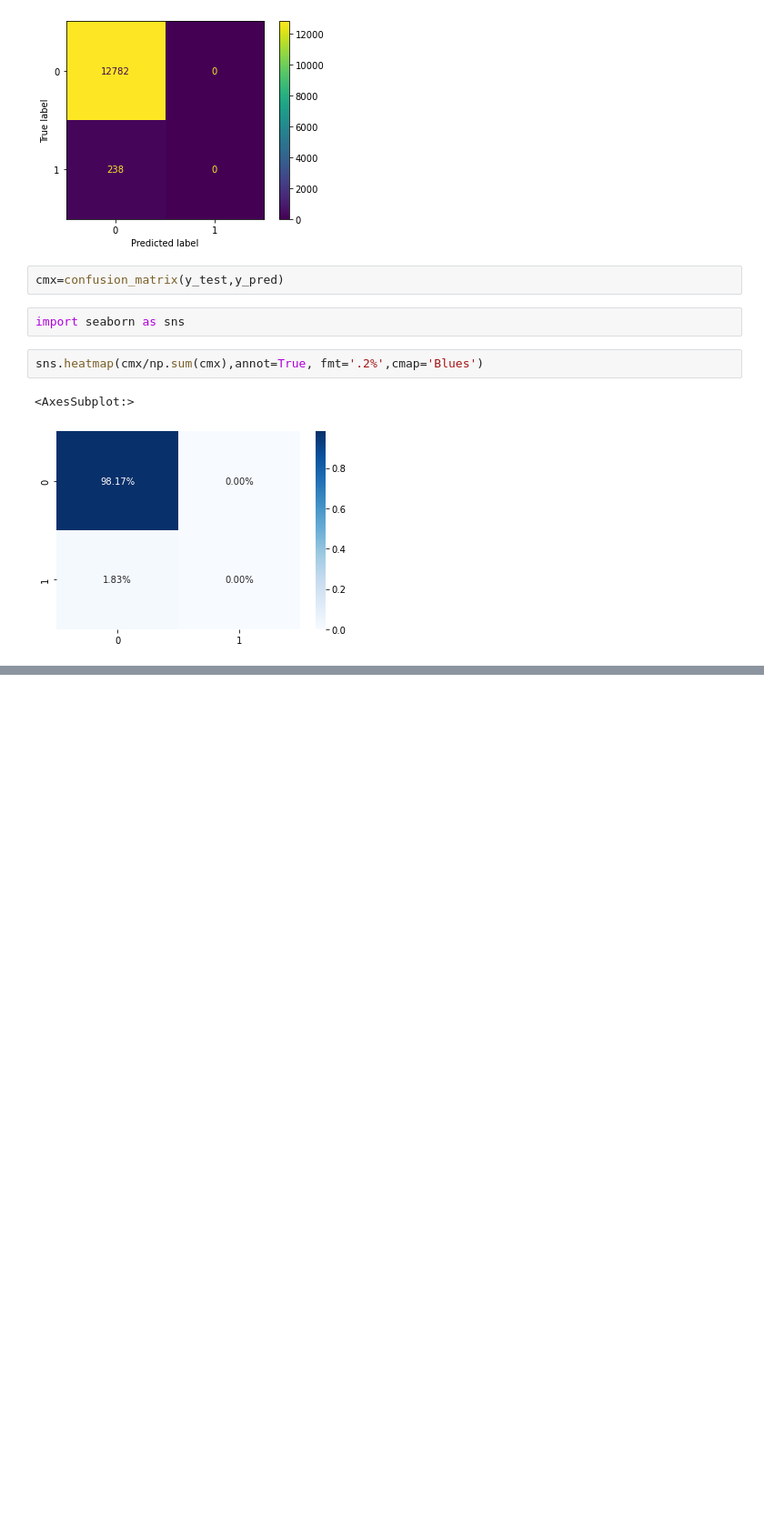
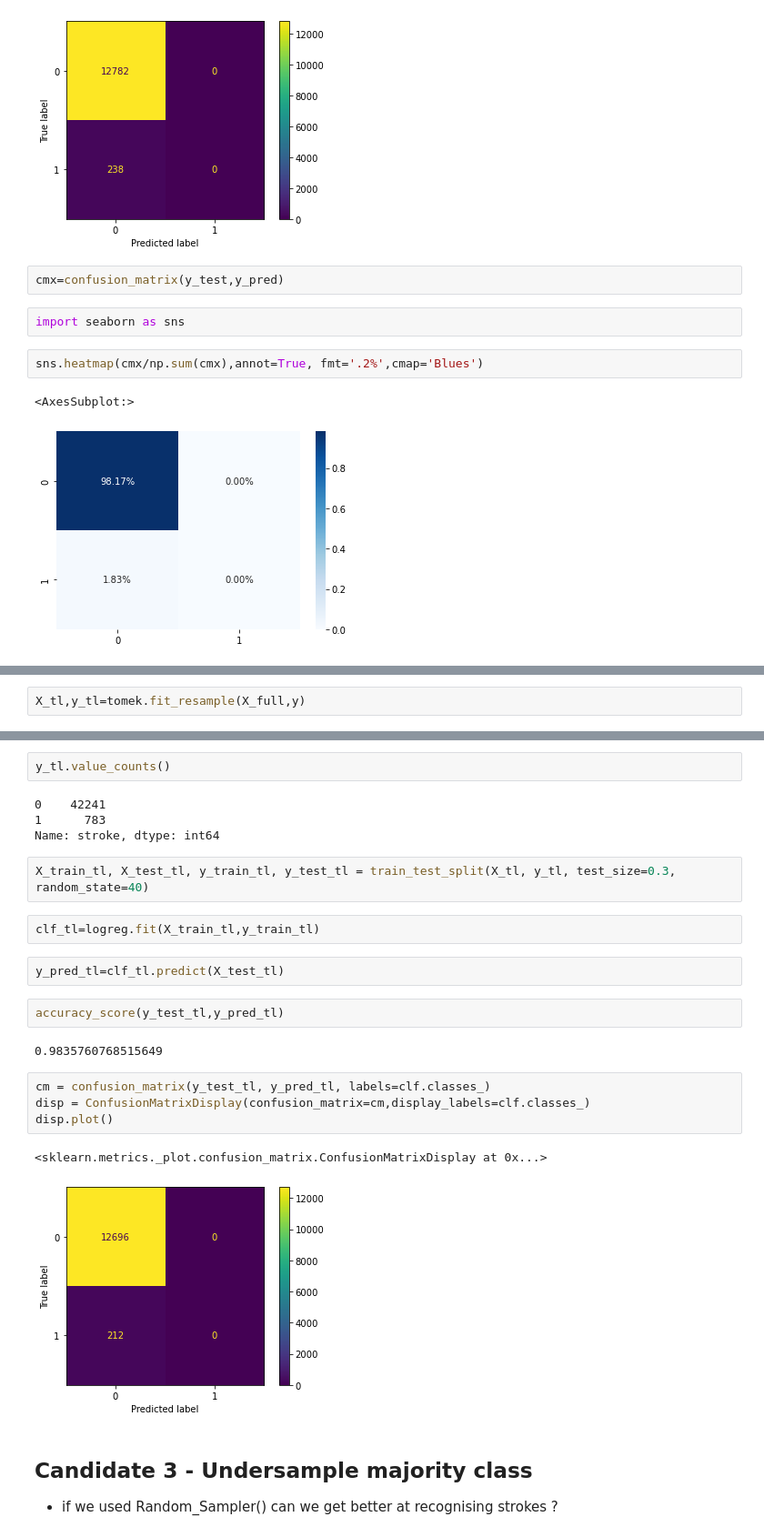
Before and after one commit to student-IH-labs-and-stuff/BCNDATA2022, a Jupyter notebook: ClassMaterials/Week4/sians notebooks/Imbalanced_data.ipynb, the cells around one changed output, grey strips where cells are left out. Shown at 91% size. Cells and saved outputs as stored; diff of their text form; blank space fills up the shorter version.

```diff
--- a/ClassMaterials/Week4/sians notebooks/Imbalanced_data.ipynb
+++ b/ClassMaterials/Week4/sians notebooks/Imbalanced_data.ipynb
@@ -183,0 +214,2 @@ sns.heatmap(cmx/np.sum(cmx),annot=True, fmt='.2%',cmap='Blues')
+# %%
+X_tl,y_tl=tomek.fit_resample(X_full,y)
@@ -183,0 +234,27 @@ sns.heatmap(cmx/np.sum(cmx),annot=True, fmt='.2%',cmap='Blues')
+# %%
+y_tl.value_counts()
+# %% [output]
+0    42241
+1      783
+Name: stroke, dtype: int64
+# %%
+X_train_tl, X_test_tl, y_train_tl, y_test_tl = train_test_split(X_tl, y_tl, test_size=0.3, random_state=40)
+# %%
+clf_tl=logreg.fit(X_train_tl,y_train_tl)
+# %%
+y_pred_tl=clf_tl.predict(X_test_tl)
+# %%
+accuracy_score(y_test_tl,y_pred_tl)
+# %% [output]
+0.9835760768515649
+# %%
+cm = confusion_matrix(y_test_tl, y_pred_tl, labels=clf.classes_)
+disp = ConfusionMatrixDisplay(confusion_matrix=cm,display_labels=clf.classes_)
+disp.plot()
+# %% [output]
+<sklearn.metrics._plot.confusion_matrix.ConfusionMatrixDisplay at 0x...>
+[figure, added]
+# %% [markdown]
+## Candidate 3 - Undersample majority class
+
+- if we used Random_Sampler() can we get better at recognising strokes ?
```
Also changed, not shown: parts of 28 cells of this notebook.
